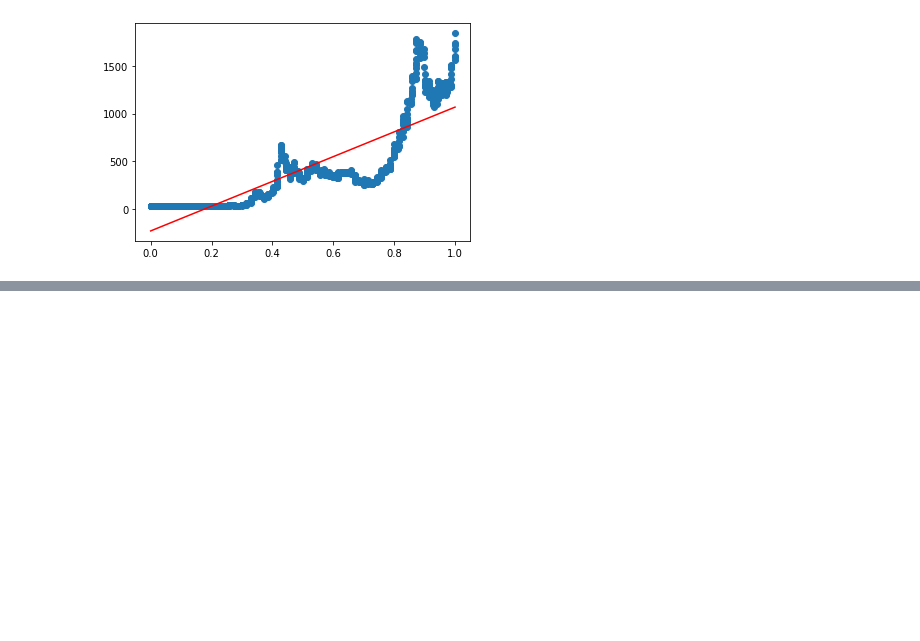
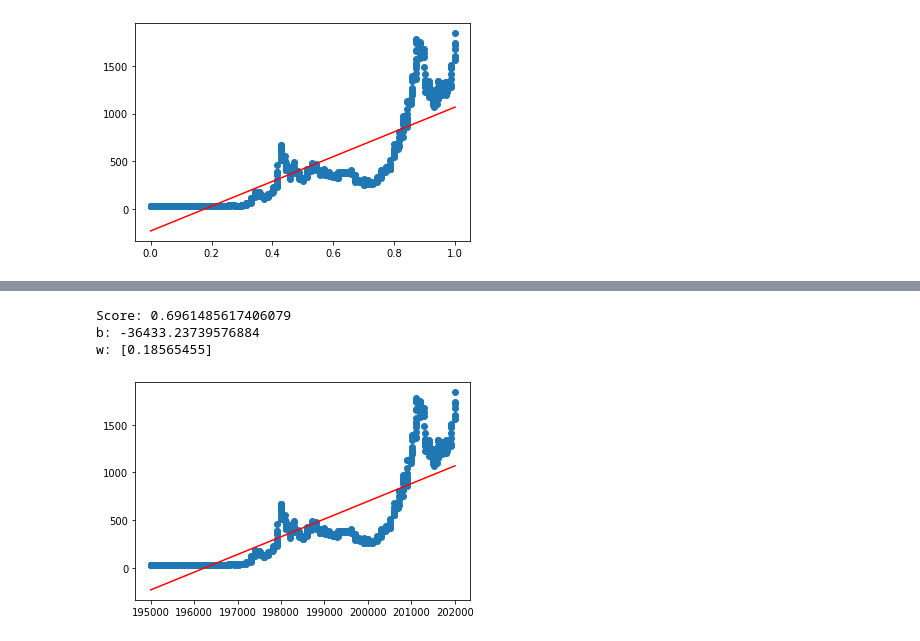
Before and after one commit to Girion-dev/Machine-Learning, a Jupyter notebook: Algorithms/Linear-Regression.ipynb, the cells around one changed output, grey strips where cells are left out. Cells and saved outputs as stored; diff of their text form; code cells hidden in the pictures; blank space fills up the shorter version.

Commit message:
Added Linear Regression with sklearn

```diff
--- a/Algorithms/Linear-Regression.ipynb
+++ b/Algorithms/Linear-Regression.ipynb
@@ -112,6 +112,6 @@ plt.show()
 # %%
 # Prediction
 X_predict = feature_scaling(202108, X_min, X_max)
-y = predict(X_predict, w, b)
-print("Predicted price for 2021-08: " + str(y))
+y_predit = predict(X_predict, w, b)
+print("Predicted price for 2021-08: " + str(y_predict))
 # %% [output]
@@ -118,0 +123,4 @@ Predicted price for 2021-08: 1086.5309542137286
+# %%
+# Reload data
+
+X = df.iloc[:, 0].str.replace("-", "").astype(int).to_numpy().reshape((-1, 1))
@@ -118,0 +145,19 @@ Predicted price for 2021-08: 1086.5309542137286
+# %%
+# Model
+
+model = LinearRegression(normalize=True)
+model.fit(X, y)
+score = model.score(X, y)
+print("Score: " + str(score))
+print("b: " + str(model.intercept_))
+print("w: " + str(model.coef_))
+# %% [output]
+Score: 0.6961485617406079
+b: -36433.23739576884
+w: [0.18565455]
+# %%
+plt.plot(X, (model.coef_ * X + model.intercept_), "-r")
+plt.scatter(X, y)
+plt.show()
+# %% [output]
+[figure, added]
```
Also changed, not shown: parts of 4 cells of this notebook, 1 other file.
